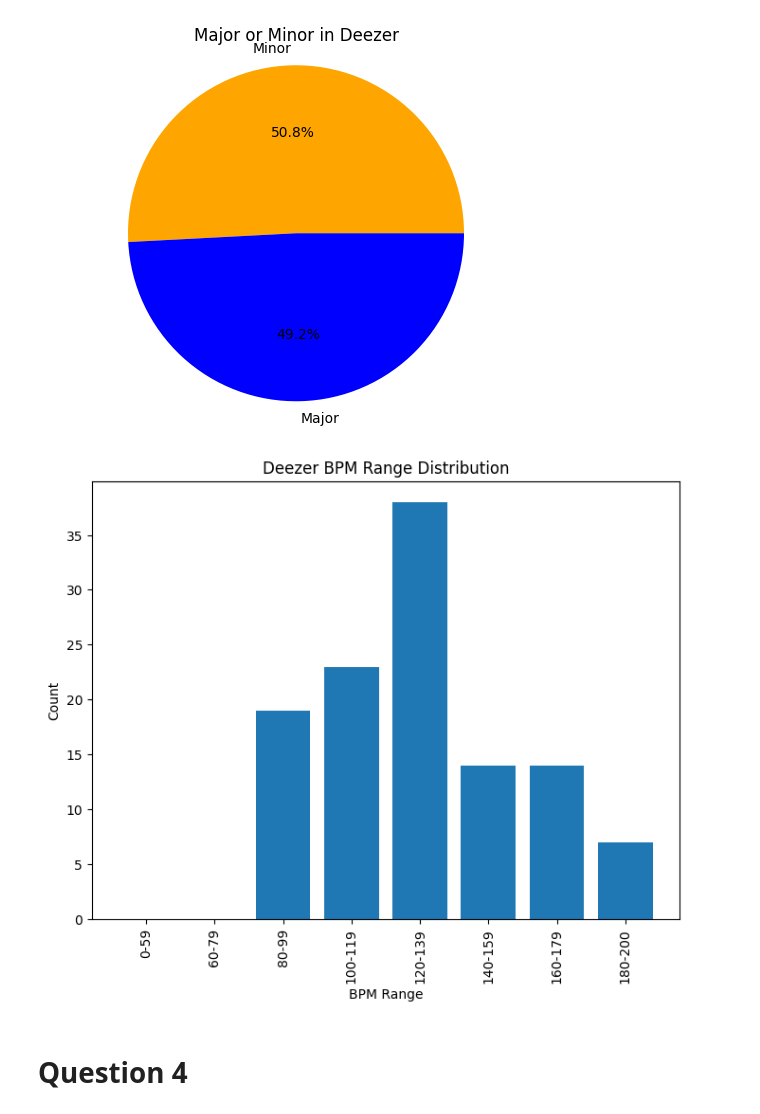
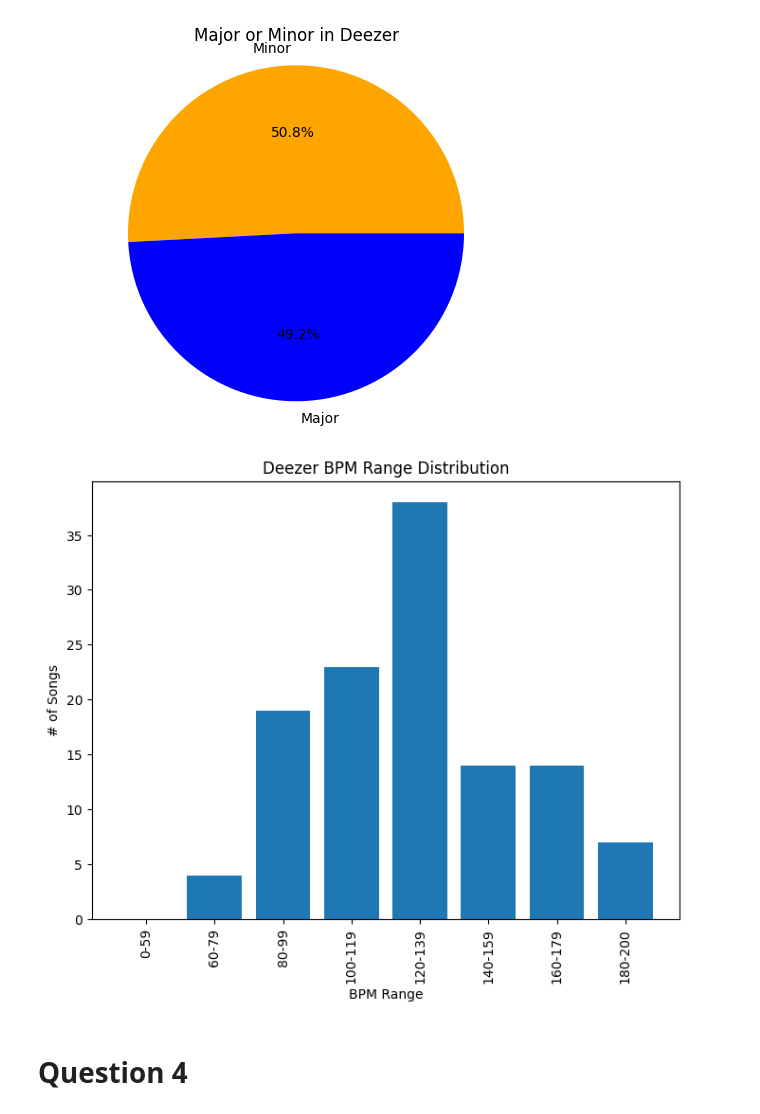
Before and after one commit to alaa-aleryani/Project_1, a Jupyter notebook: music.ipynb, the cells around one changed output. Cells and saved outputs as stored; diff of their text form; code cells hidden in the pictures.

```diff
--- a/music.ipynb
+++ b/music.ipynb
@@ -272,10 +276,10 @@ sbpm_160to179=[]
 sbpm_180to200=[]
 for index, row in no1_spotify.iterrows():
     bpm = row['bpm']
-    if bpm >= 0 and bpm <= 49:
-        sbpm_0to49.append(row)
-    elif bpm >= 50 and bpm <= 79:
-        sbpm_50to79.append(row)
+    if bpm >= 0 and bpm <= 59:
+        sbpm_0to59.append(row)
+    elif bpm >= 60 and bpm <= 79:
+        sbpm_60to79.append(row)
     elif bpm >= 80 and bpm <= 99:
         sbpm_80to99.append(row)
     elif bpm >= 100 and bpm <= 119:
@@ -356,10 +365,10 @@ abpm_160to179=[]
 abpm_180to200=[]
 for index, row in no1_apple.iterrows():
     bpm = row['bpm']
-    if bpm >= 0 and bpm <= 49:
-        abpm_0to49.append(row)
-    elif bpm >= 50 and bpm <= 79:
-        abpm_50to79.append(row)
+    if bpm >= 0 and bpm <= 59:
+        abpm_0to59.append(row)
+    elif bpm >= 60 and bpm <= 79:
+        abpm_60to79.append(row)
     elif bpm >= 80 and bpm <= 99:
         abpm_80to99.append(row)
     elif bpm >= 100 and bpm <= 119:
@@ -446,10 +460,10 @@ dbpm_160to179=[]
 dbpm_180to200=[]
 for index, row in no1_deezer.iterrows():
     bpm = row['bpm']
-    if bpm >= 0 and bpm <= 49:
-        dbpm_0to49.append(row)
-    elif bpm >= 50 and bpm <= 79:
-        dbpm_50to79.append(row)
+    if bpm >= 0 and bpm <= 59:
+        dbpm_0to59.append(row)
+    elif bpm >= 60 and bpm <= 79:
+        dbpm_60to79.append(row)
     elif bpm >= 80 and bpm <= 99:
         dbpm_80to99.append(row)
     elif bpm >= 100 and bpm <= 119:
@@ -465,17 +479,18 @@ for index, row in no1_deezer.iterrows():
 # %%
 ## Make a bar chart on the Deezer music bpm
 bpm_ranges = ['0-59', '60-79', '80-99', '100-119', '120-139', '140-159', '160-179', '180-200']
 counts = [len(dbpm_0to59), len(dbpm_60to79), len(dbpm_80to99), len(dbpm_100to119),
           len(dbpm_120to139), len(dbpm_140to159), len(dbpm_160to179), len(dbpm_180to200)]
 plt.figure(figsize=(8, 6))
 plt.bar(bpm_ranges, counts)
 plt.xlabel("BPM Range")
-plt.ylabel("Count")
+plt.ylabel("# of Songs")
 plt.title("Deezer BPM Range Distribution")
 plt.xticks(rotation=90)
+plt.savefig("output/Deezer BPM Range Distribution_Q1.png")
 plt.show()
 # %% [output]
-[figure, old version]
+[figure, new version]
 # %% [markdown]
 # Question 4
 # %%
```
Also changed, not shown: parts of 11 cells of this notebook, 12 other files.
